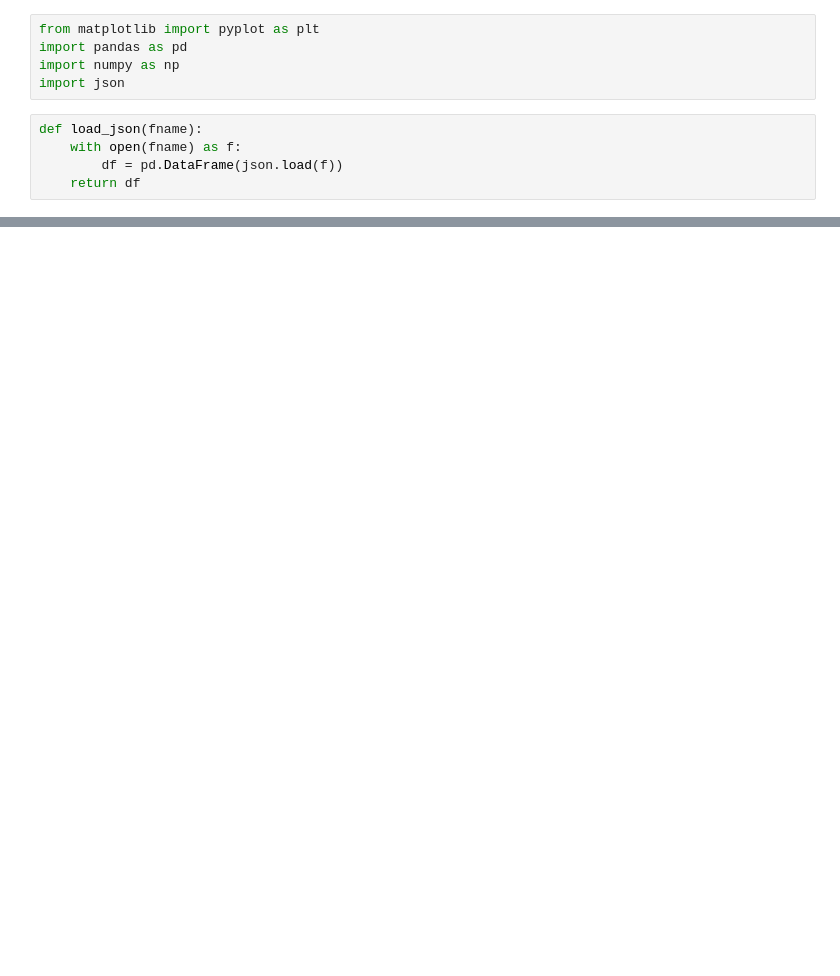
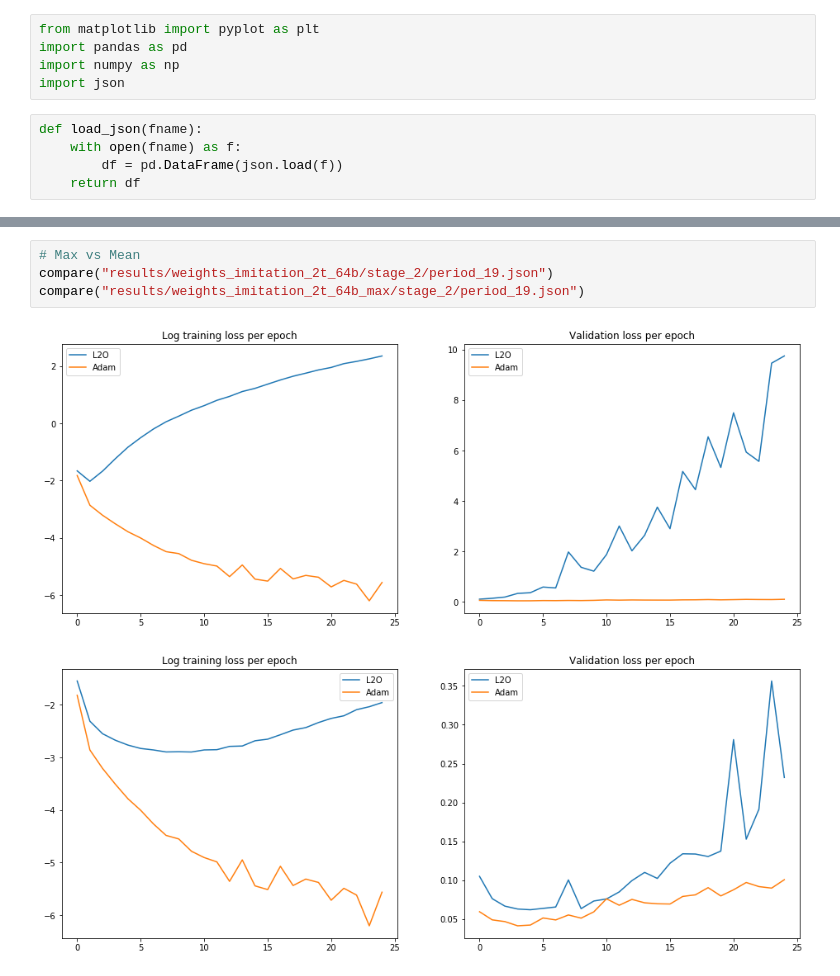
Before and after one commit to thetianshuhuang/l2o, a Jupyter notebook: evaluate.ipynb, the cells around one changed output, grey strips where cells are left out. Cells and saved outputs as stored; diff of their text form; blank space fills up the shorter version.

```diff
--- a/evaluate.ipynb
+++ b/evaluate.ipynb
@@ -45,0 +63,7 @@ compare("results/weights_imitation_1t_64b/stage_2/period_19.json")
+# %%
+# Max vs Mean
+compare("results/weights_imitation_2t_64b/stage_2/period_19.json")
+compare("results/weights_imitation_2t_64b_max/stage_2/period_19.json")
+# %% [output]
+[figure, added]
+[figure, added]
```
Also changed, not shown: parts of 9 cells of this notebook, 3 other files.
